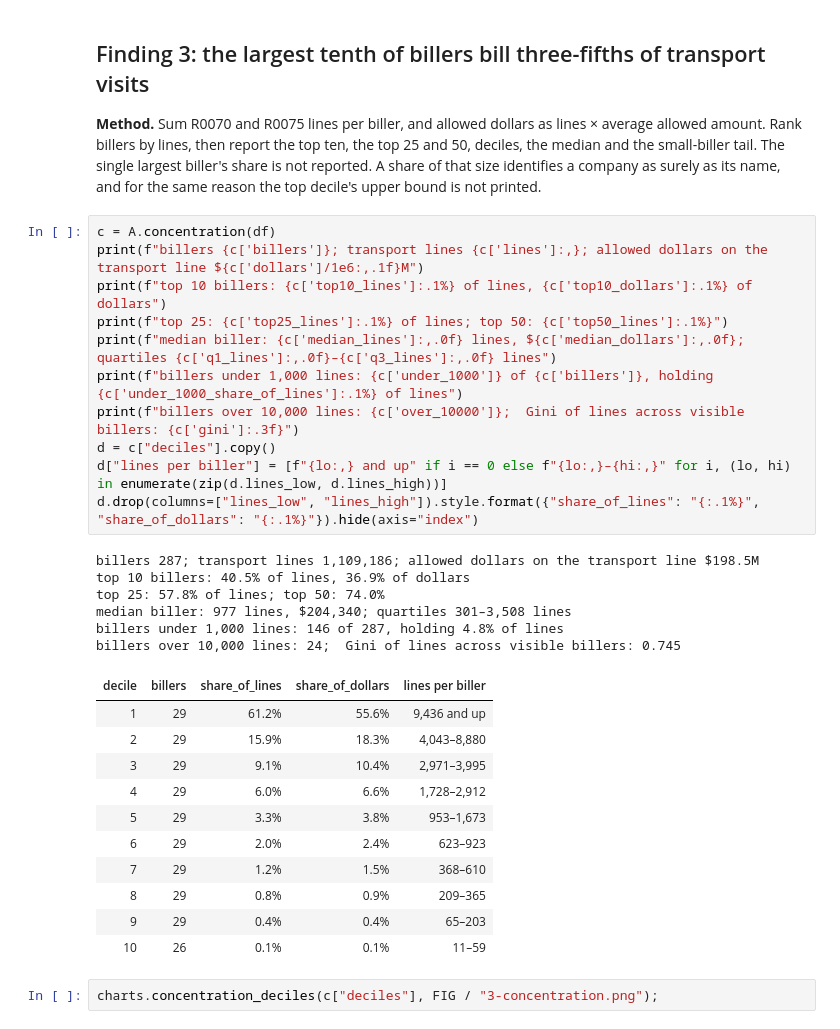
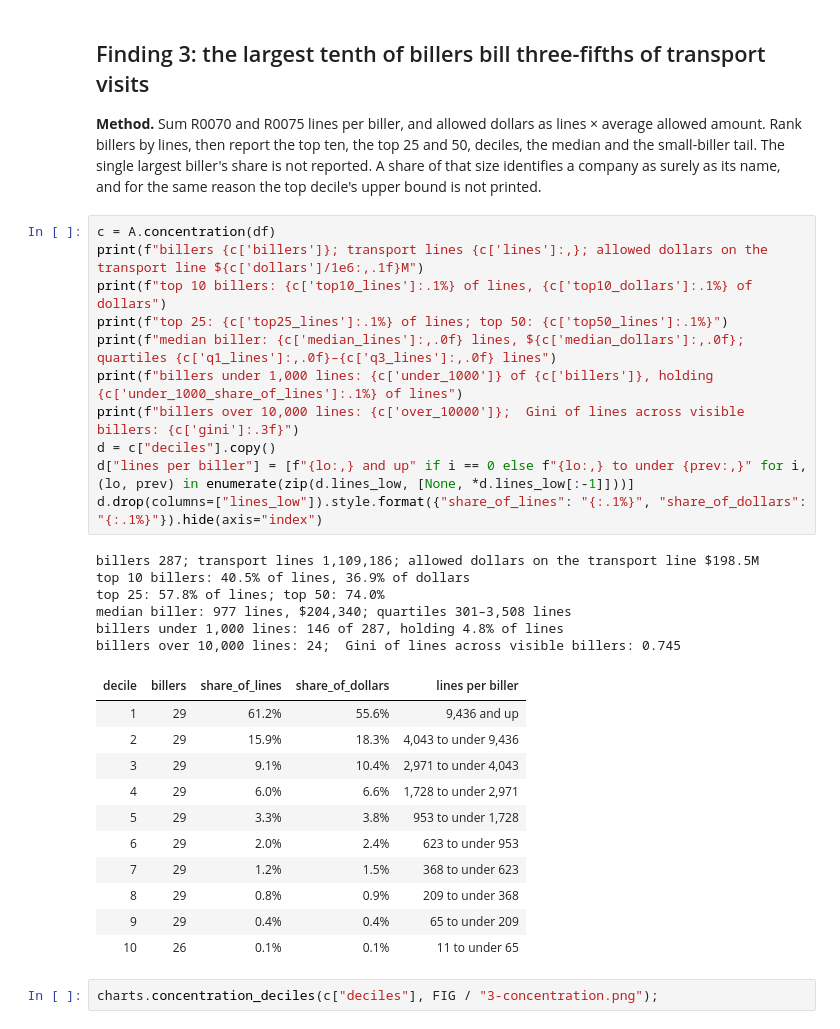
Before and after one commit to ehi58/medicare-portable-xray-transport, a Jupyter notebook: notebooks/portable-xray-transport.ipynb, the cells around one changed output. Drawn from its saved outputs; the diff is of its cells as text.

```diff
--- a/notebooks/portable-xray-transport.ipynb
+++ b/notebooks/portable-xray-transport.ipynb
@@ -232,32 +232,32 @@ At the average shared stop the transport fee splits about 2.6 ways. The transpor
 # %%
 c = A.concentration(df)
 print(f"billers {c['billers']}; transport lines {c['lines']:,}; allowed dollars on the transport line ${c['dollars']/1e6:,.1f}M")
 print(f"top 10 billers: {c['top10_lines']:.1%} of lines, {c['top10_dollars']:.1%} of dollars")
 print(f"top 25: {c['top25_lines']:.1%} of lines; top 50: {c['top50_lines']:.1%}")
 print(f"median biller: {c['median_lines']:,.0f} lines, ${c['median_dollars']:,.0f}; quartiles {c['q1_lines']:,.0f}–{c['q3_lines']:,.0f} lines")
 print(f"billers under 1,000 lines: {c['under_1000']} of {c['billers']}, holding {c['under_1000_share_of_lines']:.1%} of lines")
 print(f"billers over 10,000 lines: {c['over_10000']};  Gini of lines across visible billers: {c['gini']:.3f}")
 d = c["deciles"].copy()
-d["lines per biller"] = [f"{lo:,} and up" if i == 0 else f"{lo:,}–{hi:,}" for i, (lo, hi) in enumerate(zip(d.lines_low, d.lines_high))]
-d.drop(columns=["lines_low", "lines_high"]).style.format({"share_of_lines": "{:.1%}", "share_of_dollars": "{:.1%}"}).hide(axis="index")
+d["lines per biller"] = [f"{lo:,} and up" if i == 0 else f"{lo:,} to under {prev:,}" for i, (lo, prev) in enumerate(zip(d.lines_low, [None, *d.lines_low[:-1]]))]
+d.drop(columns=["lines_low"]).style.format({"share_of_lines": "{:.1%}", "share_of_dollars": "{:.1%}"}).hide(axis="index")
 # %% [output]
 billers 287; transport lines 1,109,186; allowed dollars on the transport line $198.5M
 top 10 billers: 40.5% of lines, 36.9% of dollars
 top 25: 57.8% of lines; top 50: 74.0%
 median biller: 977 lines, $204,340; quartiles 301–3,508 lines
 billers under 1,000 lines: 146 of 287, holding 4.8% of lines
 billers over 10,000 lines: 24;  Gini of lines across visible billers: 0.745
 | decile | billers | share_of_lines | share_of_dollars | lines per biller |
 | 1 | 29 | 61.2% | 55.6% | 9,436 and up |
-| 2 | 29 | 15.9% | 18.3% | 4,043–8,880 |
-| 3 | 29 | 9.1% | 10.4% | 2,971–3,995 |
-| 4 | 29 | 6.0% | 6.6% | 1,728–2,912 |
-| 5 | 29 | 3.3% | 3.8% | 953–1,673 |
-| 6 | 29 | 2.0% | 2.4% | 623–923 |
-| 7 | 29 | 1.2% | 1.5% | 368–610 |
-| 8 | 29 | 0.8% | 0.9% | 209–365 |
-| 9 | 29 | 0.4% | 0.4% | 65–203 |
-| 10 | 26 | 0.1% | 0.1% | 11–59 |
+| 2 | 29 | 15.9% | 18.3% | 4,043 to under 9,436 |
+| 3 | 29 | 9.1% | 10.4% | 2,971 to under 4,043 |
+| 4 | 29 | 6.0% | 6.6% | 1,728 to under 2,971 |
+| 5 | 29 | 3.3% | 3.8% | 953 to under 1,728 |
+| 6 | 29 | 2.0% | 2.4% | 623 to under 953 |
+| 7 | 29 | 1.2% | 1.5% | 368 to under 623 |
+| 8 | 29 | 0.8% | 0.9% | 209 to under 368 |
+| 9 | 29 | 0.4% | 0.4% | 65 to under 209 |
+| 10 | 26 | 0.1% | 0.1% | 11 to under 65 |
 # %%
 charts.concentration_deciles(c["deciles"], FIG / "3-concentration.png");
 # %% [output]
```
Also changed, not shown: parts of 1 cell of this notebook, 5 other files.
